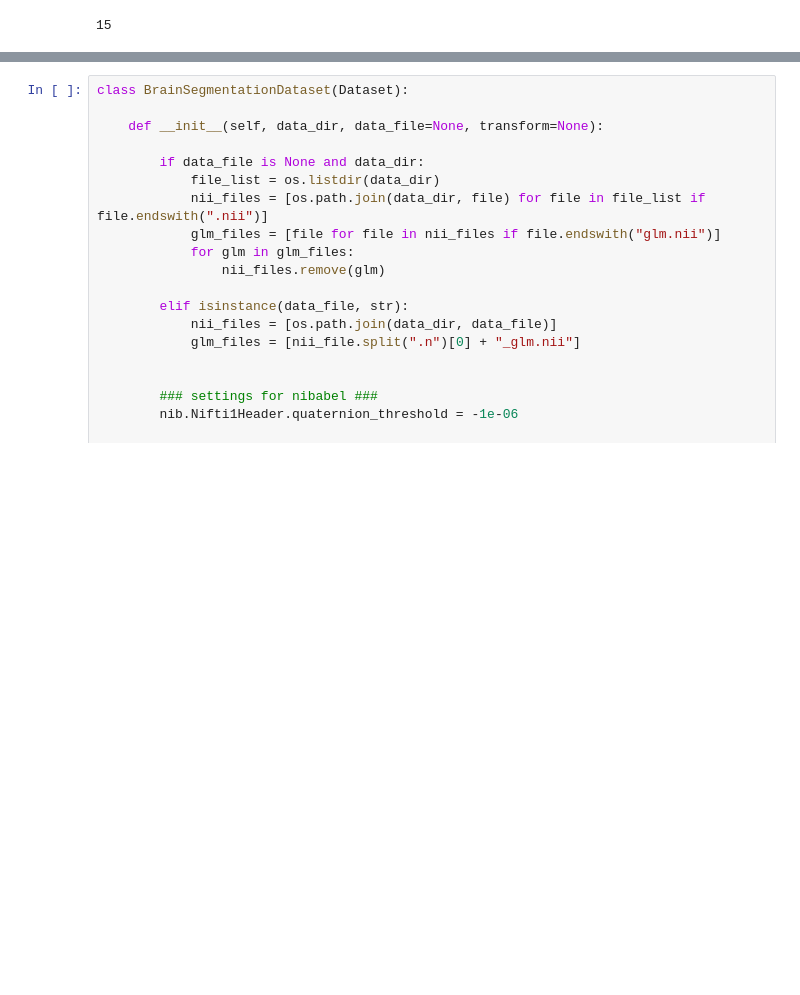
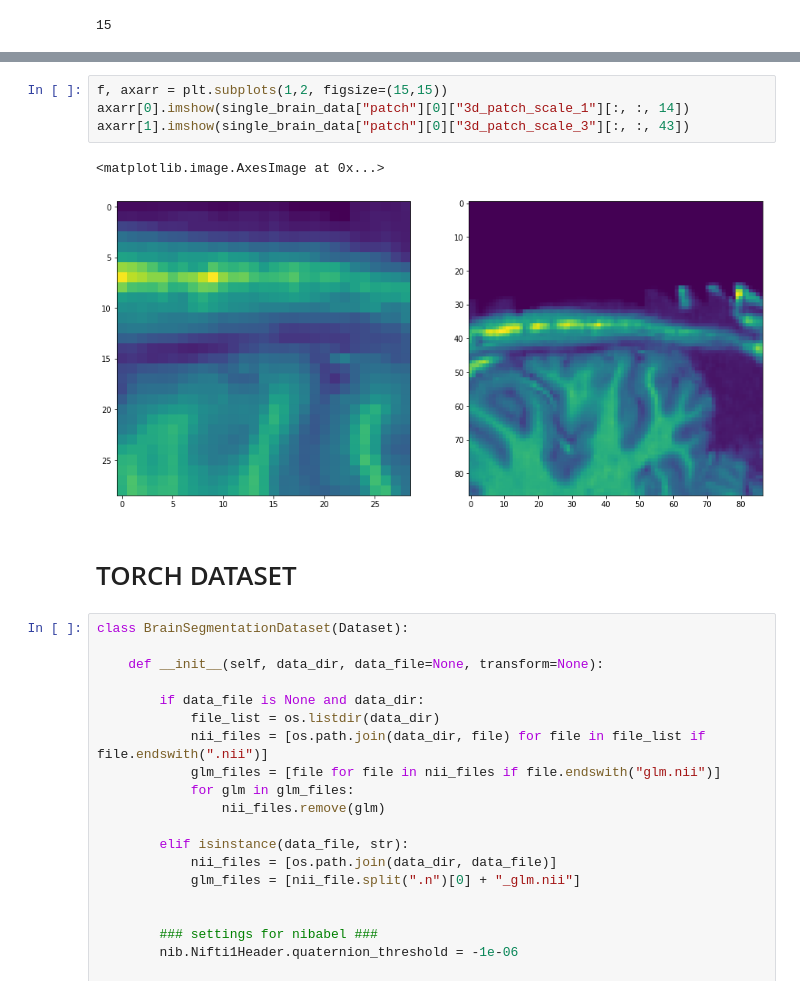
Before and after one commit to enfow/brain_segmentation, a Jupyter notebook: dataset_tester.ipynb, the cells around one changed output, grey strips where cells are left out. Saved outputs shown, nothing was run; the diff lists cells and outputs as text; blank space fills up the shorter version.

```diff
--- a/dataset_tester.ipynb
+++ b/dataset_tester.ipynb
@@ -63,3 +211,12 @@ len(data_list)
+# %%
+f, axarr = plt.subplots(1,2, figsize=(15,15))
+axarr[0].imshow(single_brain_data["patch"][0]["3d_patch_scale_1"][:, :, 14])
+axarr[1].imshow(single_brain_data["patch"][0]["3d_patch_scale_3"][:, :, 43])
+# %% [output]
+<matplotlib.image.AxesImage at 0x...>
+[figure, added]
+# %% [markdown]
+# TORCH DATASET
 # %%
 class BrainSegmentationDataset(Dataset):
 
```
Also changed, not shown: parts of 11 cells of this notebook.
